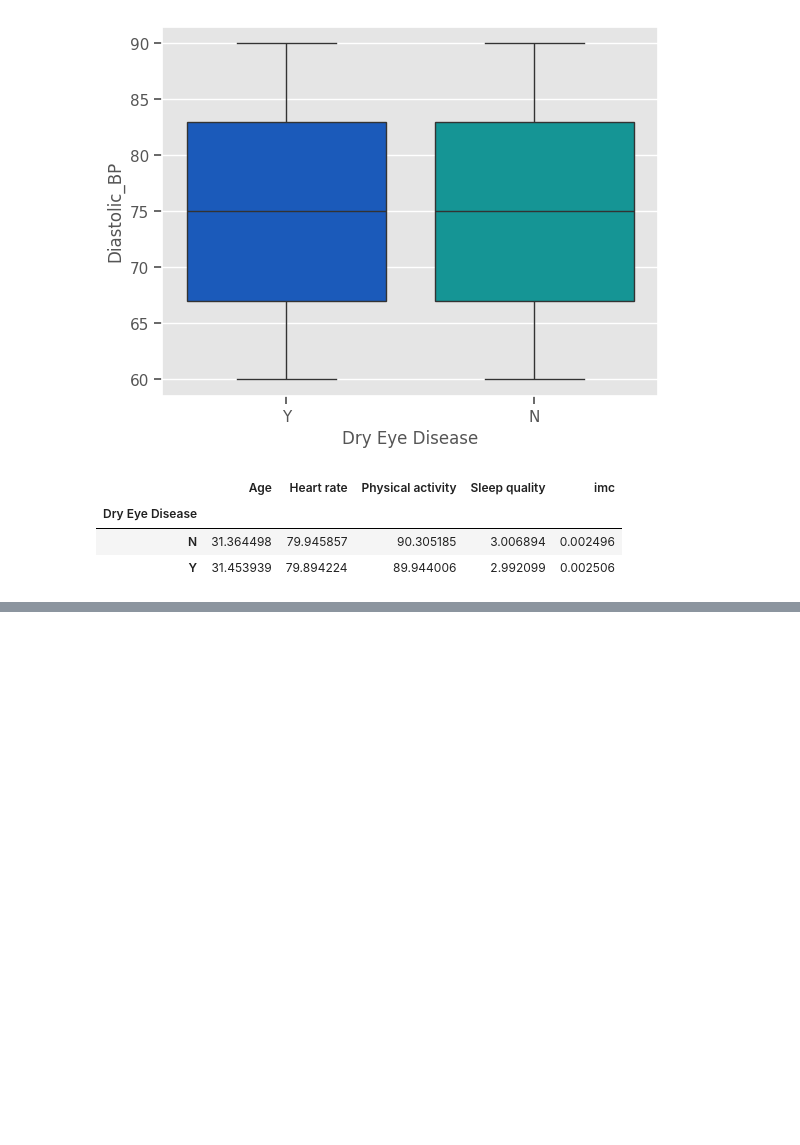
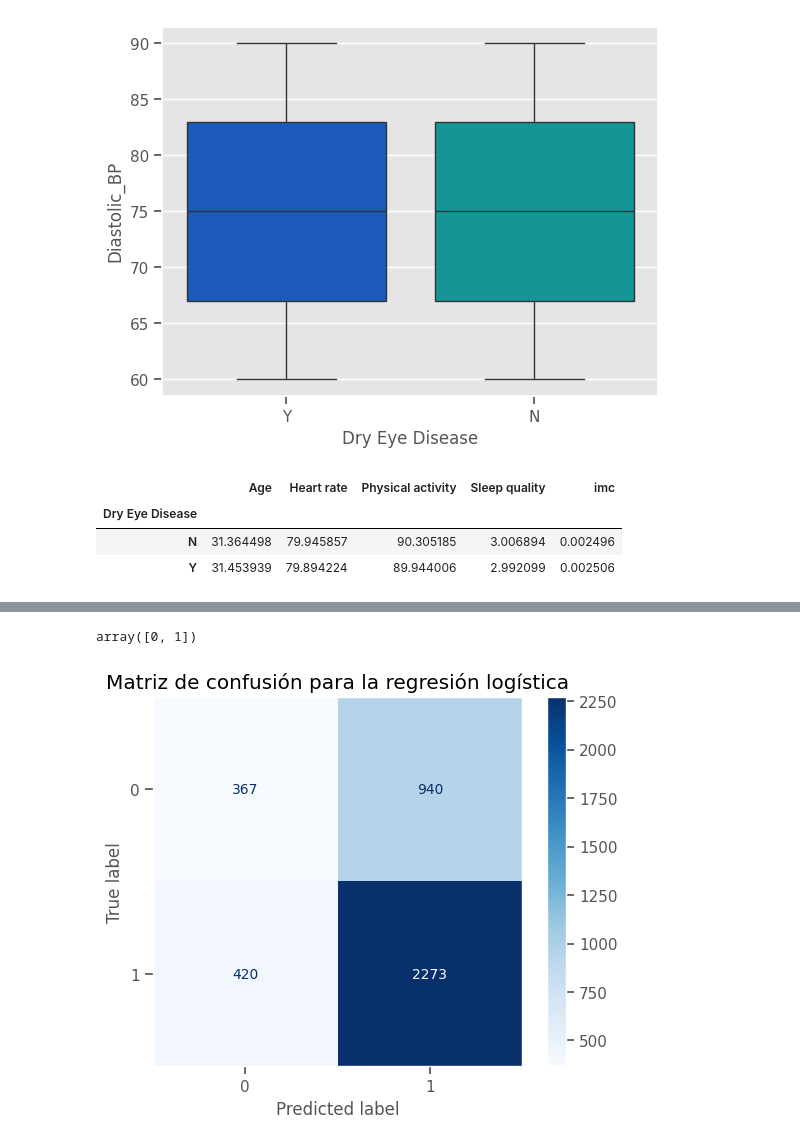
Before and after one commit to Jonkkeyler333/Deteccion_sindrome_ojo_seco, a Jupyter notebook: main.ipynb, the cells around one changed output, grey strips where cells are left out. Cells and saved outputs as stored; diff of their text form; code cells hidden in the pictures; blank space fills up the shorter version.

Commit message:
se agregaron unos modelos

```diff
--- a/main.ipynb
+++ b/main.ipynb
@@ -363,0 +366,4 @@ df.pivot_table(index='Dry Eye Disease',values=['Physical activity','imc','Sleep
+# %%
+X=df.drop(labels=['Dry Eye Disease'],axis=1)
+y=df['Dry Eye Disease']
+X.shape,y.shape
@@ -363,0 +372,8 @@ df.pivot_table(index='Dry Eye Disease',values=['Physical activity','imc','Sleep
+# %%
+X_train,X_test,y_train,y_test=train_test_split(X,y,test_size=0.2,random_state=42)
+# %%
+X_train_s=X_train.copy()
+X_test_s=X_test.copy()
+sc=StandardScaler()
+X_train_s=sc.fit_transform(X_train_s)
+X_test_s=sc.transform(X_test_s)
@@ -363,0 +390,7 @@ df.pivot_table(index='Dry Eye Disease',values=['Physical activity','imc','Sleep
+# %%
+model1=LogisticRegression(class_weight='balanced')
+model1.fit(X_train_s,y_train)
+y_pred=model1.predict(X_test_s)
+cm=confusion_matrix(y_test,y_pred,labels=model1.classes_)
+print('Accuracy:',accuracy_score(y_test,y_pred))
+print('Classification Report:',classification_report(y_test,y_pred),sep='\n')
@@ -363,0 +408,13 @@ df.pivot_table(index='Dry Eye Disease',values=['Physical activity','imc','Sleep
+# %%
+model1.classes_
+# %% [output]
+array([0, 1])
+# %%
+disp=ConfusionMatrixDisplay(confusion_matrix=cm,display_labels=model1.classes_)
+fig,ax=plt.subplots()
+disp.plot(cmap='Blues',ax=ax,colorbar=True)
+ax.set_title('Matriz de confusión para la regresión logística')
+ax.grid(False)
+plt.show()
+# %% [output]
+[figure, added]
```
Also changed, not shown: parts of 44 cells of this notebook.
